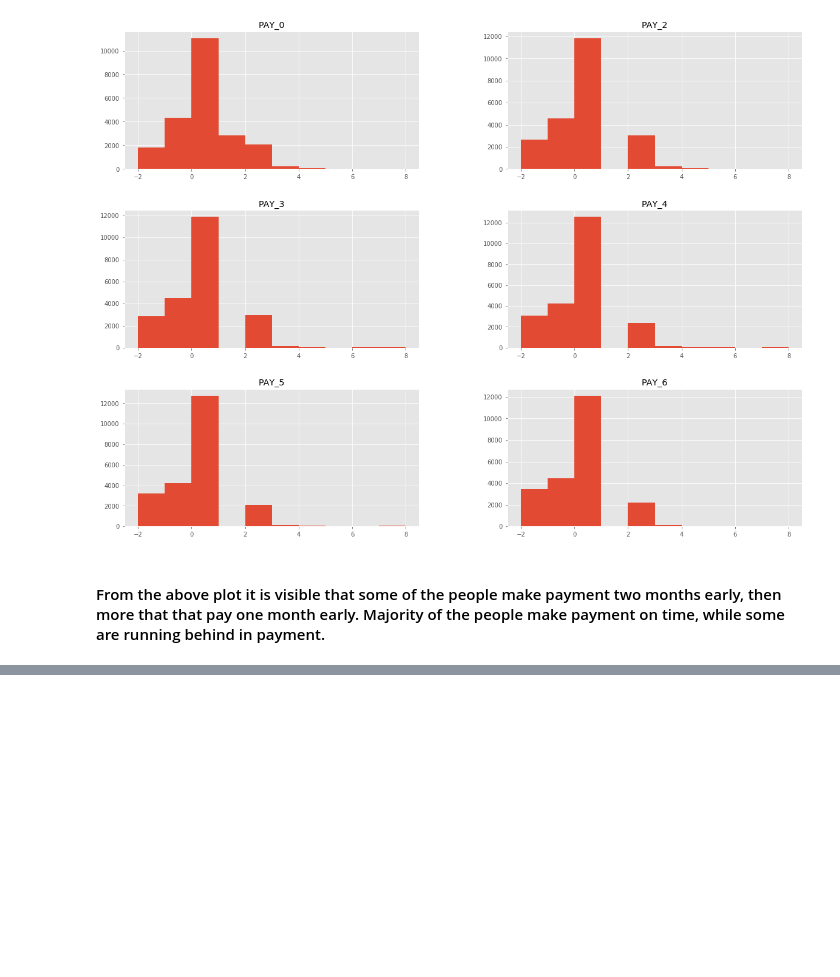
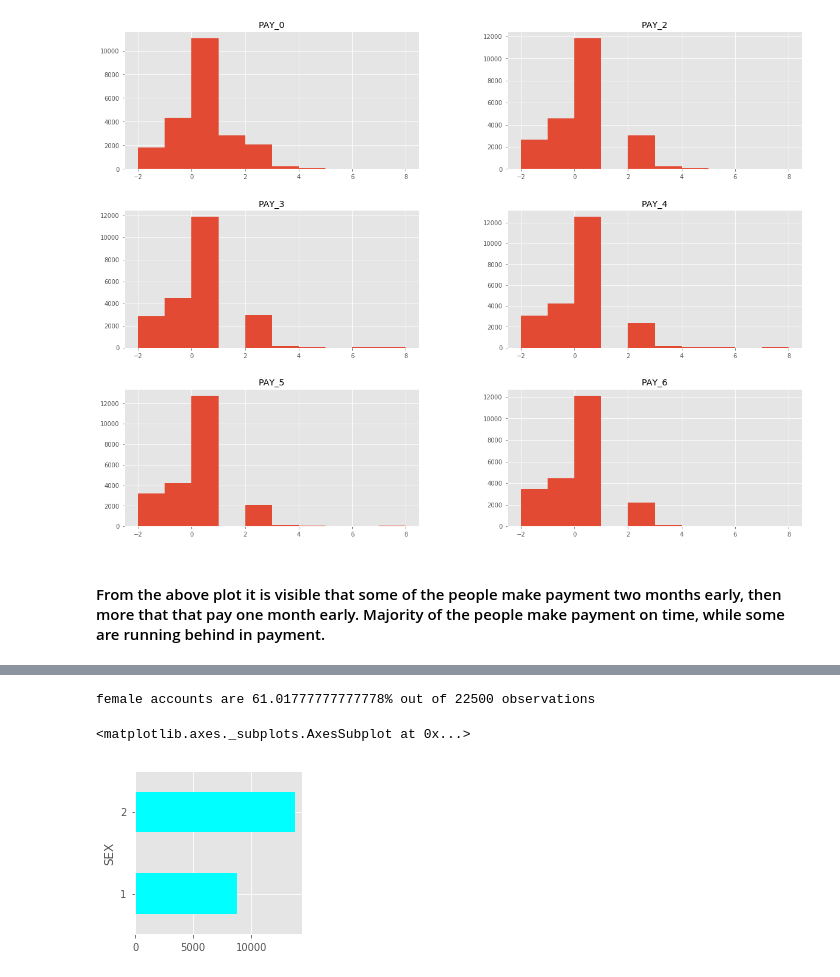
Before and after one commit to RaghwendraSingh/DataChallenge, a Jupyter notebook: notebooks/Defaulting.ipynb, the cells around one changed output, grey strips where cells are left out. Drawn from its saved outputs; the diff is of its cells as text; code cells hidden in the pictures; blank space fills up the shorter version.

```diff
--- a/notebooks/Defaulting.ipynb
+++ b/notebooks/Defaulting.ipynb
@@ -71,0 +106,10 @@ plt.show()
+# %%
+fig = plt.figure()
+fig.set_size_inches(3,3)
+d = df.groupby(['SEX']).size()
+print("female accounts are {0}% out of {1} observations".format(100* d[2]/(d[1]+d[2]), d[1]+d[2]))
+d.plot(kind='barh', color='cyan')
+# %% [output]
+female accounts are 61.01777777777778% out of 22500 observations
+<matplotlib.axes._subplots.AxesSubplot at 0x...>
+[figure, added]
```
Also changed, not shown: parts of 9 cells of this notebook.
